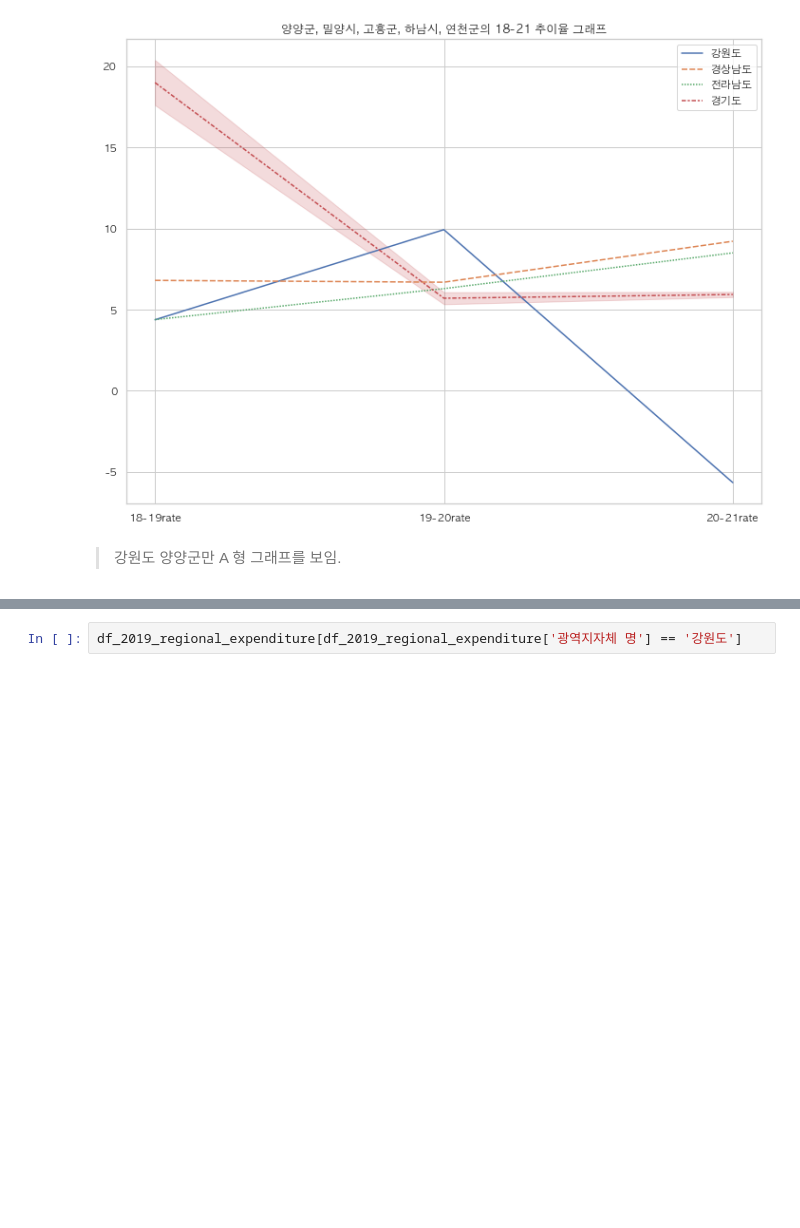
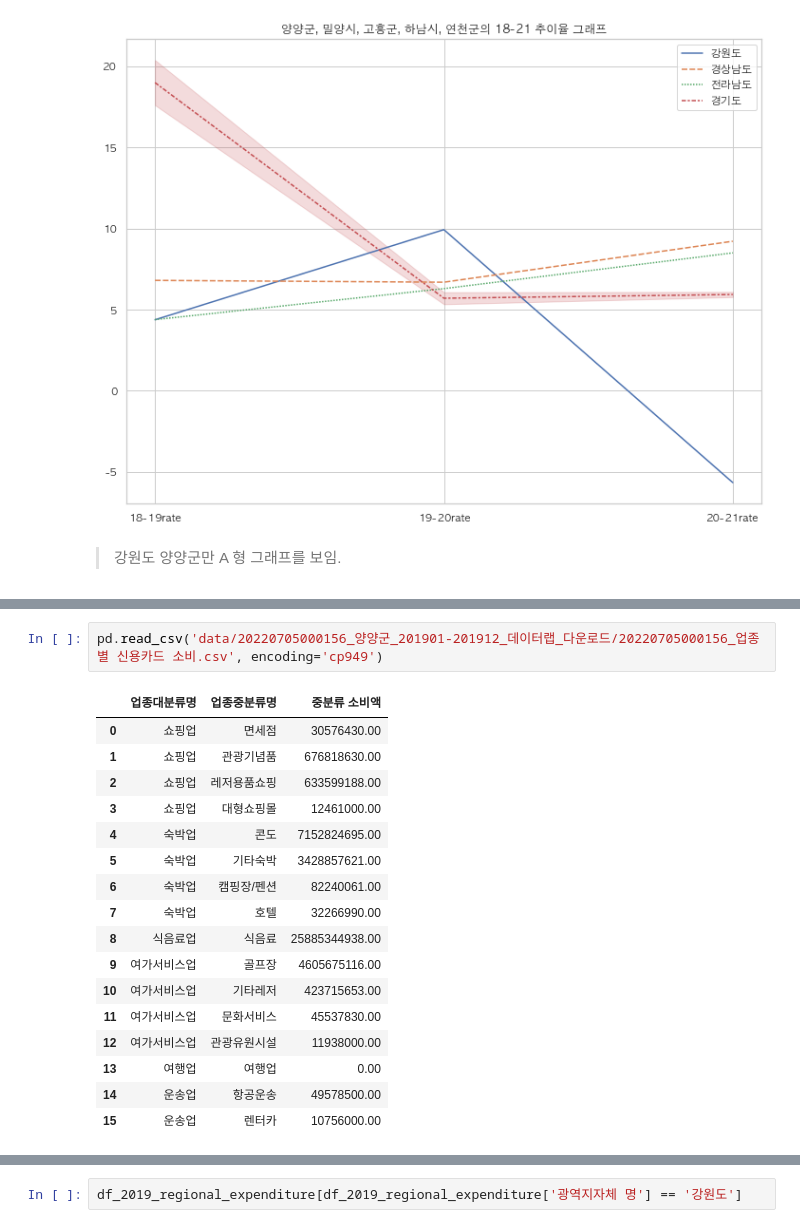
Before and after one commit to whatsasolo/PTJ_EDA, a Jupyter notebook: PTJ_EDA.ipynb, the cells around one changed output, grey strips where cells are left out. Drawn from its saved outputs; the diff is of its cells as text; blank space fills up the shorter version.

```diff
--- a/PTJ_EDA.ipynb
+++ b/PTJ_EDA.ipynb
@@ -1169,0 +1084,20 @@ pd.read_csv('data/20220704231521_강원도_201901-201912_데
+# %%
+pd.read_csv('data/20220705000156_양양군_201901-201912_데이터랩_다운로드/20220705000156_업종별 신용카드 소비.csv', encoding='cp949')
+# %% [output]
+|  | 업종대분류명 | 업종중분류명 | 중분류 소비액 |
+| 0 | 쇼핑업 | 면세점 | 30576430.00 |
+| 1 | 쇼핑업 | 관광기념품 | 676818630.00 |
+| 2 | 쇼핑업 | 레저용품쇼핑 | 633599188.00 |
+| 3 | 쇼핑업 | 대형쇼핑몰 | 12461000.00 |
+| 4 | 숙박업 | 콘도 | 7152824695.00 |
+| 5 | 숙박업 | 기타숙박 | 3428857621.00 |
+| 6 | 숙박업 | 캠핑장/펜션 | 82240061.00 |
+| 7 | 숙박업 | 호텔 | 32266990.00 |
+| 8 | 식음료업 | 식음료 | 25885344938.00 |
+| 9 | 여가서비스업 | 골프장 | 4605675116.00 |
+| 10 | 여가서비스업 | 기타레저 | 423715653.00 |
+| 11 | 여가서비스업 | 문화서비스 | 45537830.00 |
+| 12 | 여가서비스업 | 관광유원시설 | 11938000.00 |
+| 13 | 여행업 | 여행업 | 0.00 |
+| 14 | 운송업 | 항공운송 | 49578500.00 |
+| 15 | 운송업 | 렌터카 | 10756000.00 |
```
Also changed, not shown: parts of 74 cells of this notebook.
